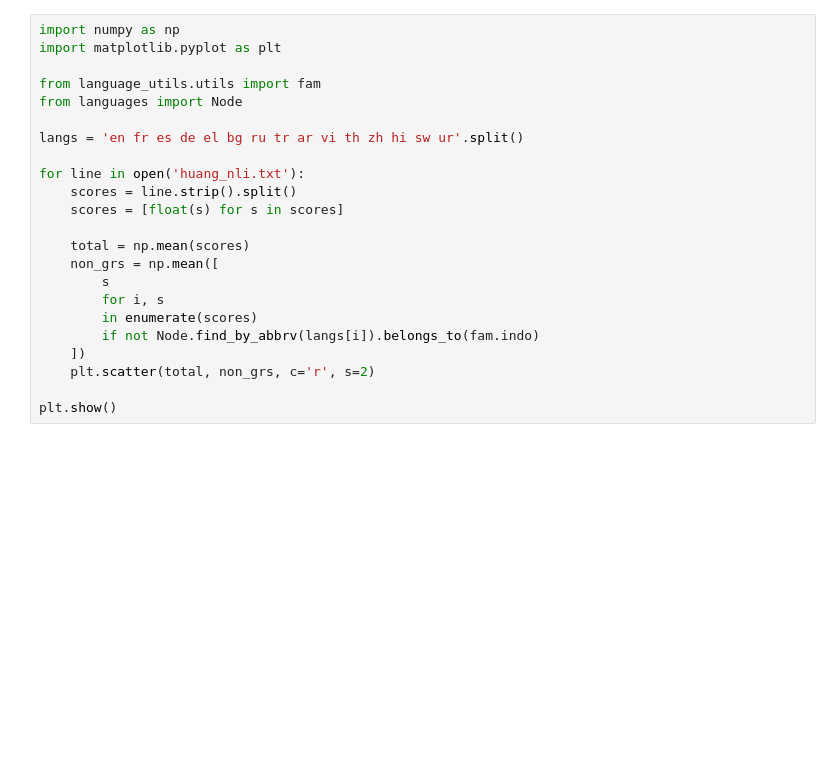
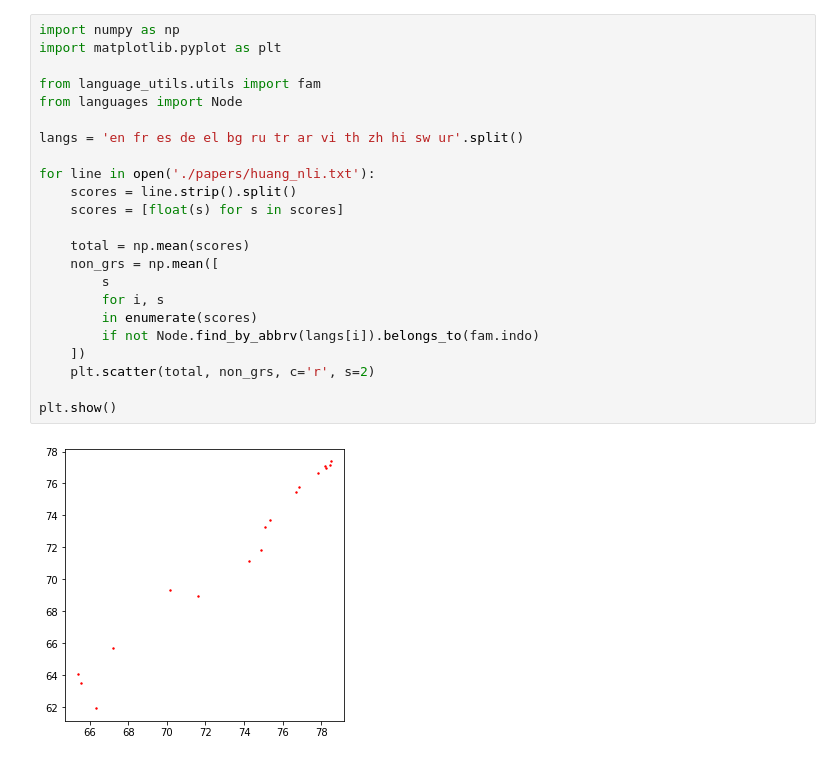
Before and after one commit to matus-pikuliak/multilingual-evaluation, a Jupyter notebook: n_grs_bias.ipynb, the cells around one changed output. Cells and saved outputs as stored; diff of their text form; blank space fills up the shorter version.

```diff
--- a/n_grs_bias.ipynb
+++ b/n_grs_bias.ipynb
@@ -198,23 +205,25 @@ plt.show()
 # %%
 import numpy as np
 import matplotlib.pyplot as plt
 
 from language_utils.utils import fam
 from languages import Node
 
 langs = 'en fr es de el bg ru tr ar vi th zh hi sw ur'.split()
 
-for line in open('huang_nli.txt'):
+for line in open('./papers/huang_nli.txt'):
     scores = line.strip().split()
     scores = [float(s) for s in scores]
 
     total = np.mean(scores)
     non_grs = np.mean([
         s
         for i, s
         in enumerate(scores)
         if not Node.find_by_abbrv(langs[i]).belongs_to(fam.indo)
     ])
     plt.scatter(total, non_grs, c='r', s=2)
 
 plt.show()
+# %% [output]
+[figure, added]
```
Also changed, not shown: parts of 6 cells of this notebook, 7 other files.
